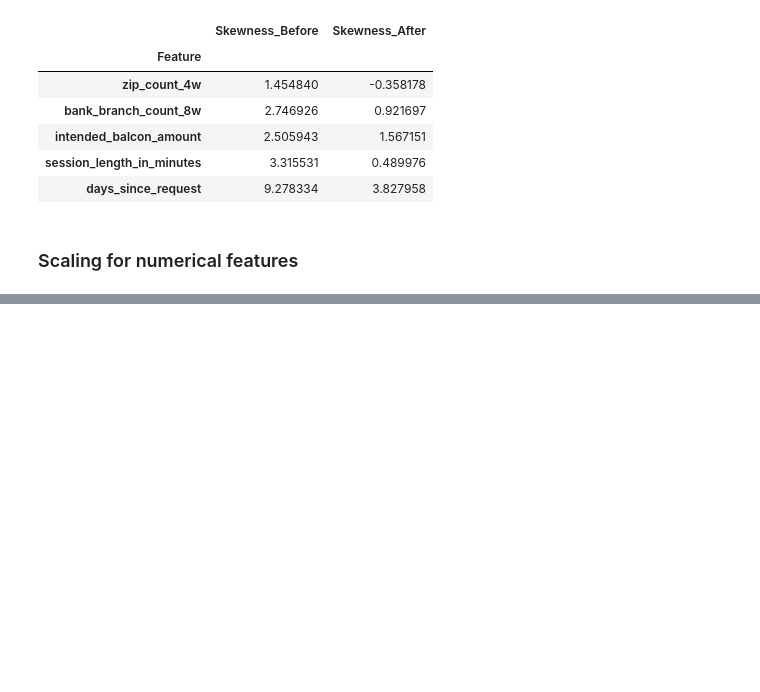
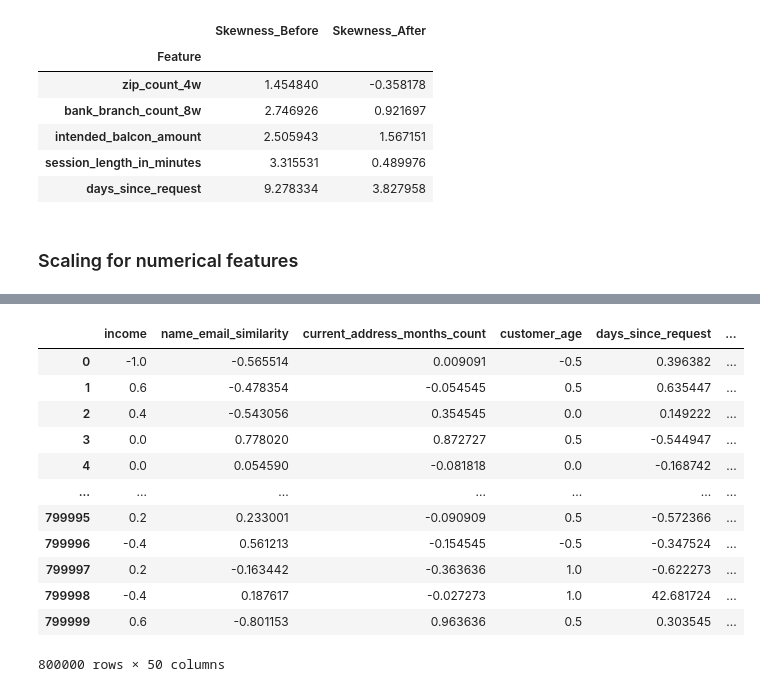
Before and after one commit to jonnywong288/bank-account-fraud, a Jupyter notebook: feature_engineering.ipynb, the cells around one changed output, grey strips where cells are left out. Drawn from its saved outputs; the diff is of its cells as text; code cells hidden in the pictures; blank space fills up the shorter version.

```diff
--- a/feature_engineering.ipynb
+++ b/feature_engineering.ipynb
@@ -207,10 +223,16 @@ magnitude_of_ranges_df.join(skews_df, on='Feature', how='inner').drop('range_ord
 # %%
 # apply robust scaling
 from sklearn.preprocessing import RobustScaler
-
-# Initialize the RobustScaler
 scaler = RobustScaler()
 
+# select features for scaling
+numericals = data_types['numerical_continuous_bounded']+data_types['numerical_continuous_unbounded']+data_types['numerical_discrete']+data_types['ordinal']+data_types['temporal']
+to_drop = ['prev_address_months_count', 'bank_months_count'] # variables not used anymore
+to_scale = [i for i in numericals if i not in to_drop]
+
 # Scale all numerical features in both train and test sets
-# X_train[numerical_columns] = scaler.fit_transform(X_train[numerical_columns])
-# X_test[numerical_columns] = scaler.transform(X_test[numerical_columns])
+X_train_scaled = X_train.copy()
+X_test_scaled = X_test.copy()
+
+X_train_scaled[to_scale] = scaler.fit_transform(X_train[to_scale])
+X_test_scaled[to_scale] = scaler.transform(X_test[to_scale])
@@ -218,0 +255,16 @@ scaler = RobustScaler()
+# %%
+X_train_scaled
+# %% [output]
+|  | income | name_email_similarity | current_address_months_count | customer_age | days_since_request | ... |
+| 0 | -1.0 | -0.565514 | 0.009091 | -0.5 | 0.396382 | ... |
+| 1 | 0.6 | -0.478354 | -0.054545 | 0.5 | 0.635447 | ... |
+| 2 | 0.4 | -0.543056 | 0.354545 | 0.0 | 0.149222 | ... |
+| 3 | 0.0 | 0.778020 | 0.872727 | 0.5 | -0.544947 | ... |
+| 4 | 0.0 | 0.054590 | -0.081818 | 0.0 | -0.168742 | ... |
+| ... | ... | ... | ... | ... | ... | ... |
+| 799995 | 0.2 | 0.233001 | -0.090909 | 0.5 | -0.572366 | ... |
+| 799996 | -0.4 | 0.561213 | -0.154545 | -0.5 | -0.347524 | ... |
+| 799997 | 0.2 | -0.163442 | -0.363636 | 1.0 | -0.622273 | ... |
+| 799998 | -0.4 | 0.187617 | -0.027273 | 1.0 | 42.681724 | ... |
+| 799999 | 0.6 | -0.801153 | 0.963636 | 0.5 | 0.303545 | ... |
+800000 rows × 50 columns
```
Also changed, not shown: parts of 4 cells of this notebook.
